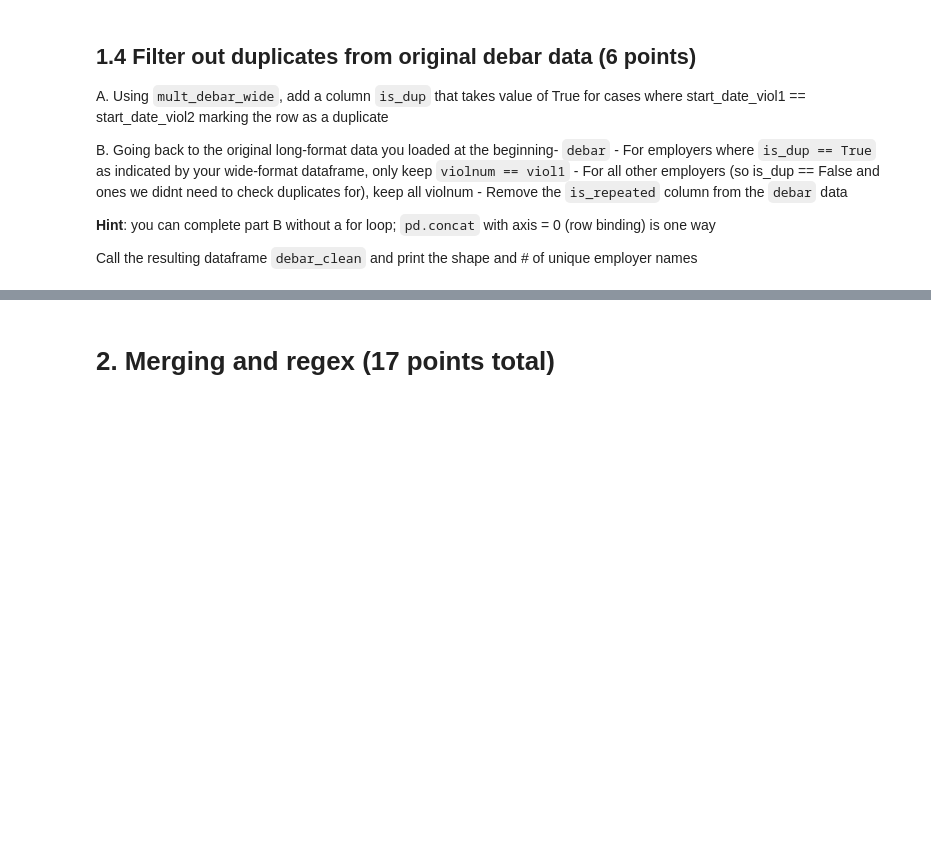
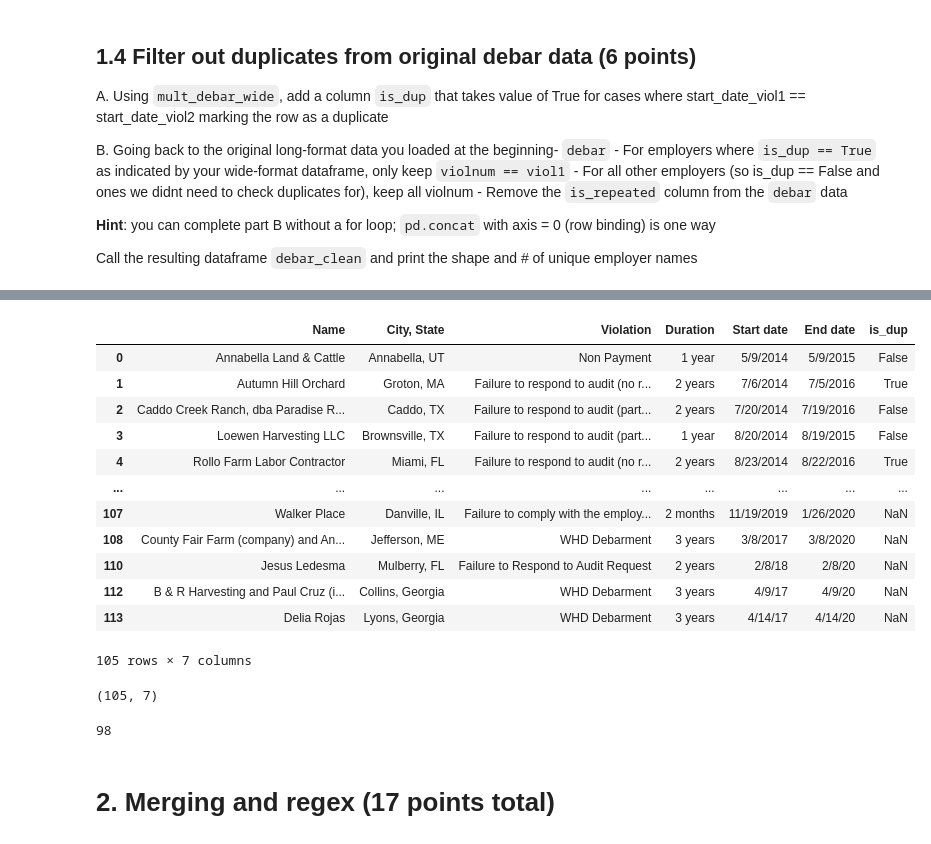
Before and after one commit to herbertfreeze/QSS20_S24, a Jupyter notebook: problemsets/pset2/pset2_blank.ipynb, the cells around one changed output, grey strips where cells are left out. Cells and saved outputs as stored; diff of their text form; code cells hidden in the pictures; blank space fills up the shorter version.

```diff
--- a/problemsets/pset2/pset2_blank.ipynb
+++ b/problemsets/pset2/pset2_blank.ipynb
@@ -121,0 +123,14 @@ mult_debar_wide =
+# %%
+# Count violations by employer
+mult_debar['violation_count'] = mult_debar.groupby(['Name', 'City, State']).cumcount() + 1
+
+#Reshape to wide
+mult_debar_wide = mult_debar.pivot_table(index=['Name', 'City, State'],
+                                         columns='violation_count',
+                                         values='Start date',
+                                         aggfunc='first').reset_index()
+#Rename columns
+mult_debar_wide.columns = ['Name', 'City, State', 'start_date_viol1', 'start_date_viol2']
+
+mult_debar_wide.head()
+mult_debar_wide.shape
@@ -136,0 +163,4 @@ Call the resulting dataframe `debar_clean` and print the shape and # of unique e
+# %%
+# Part A: Create is_dup indicator
+mult_debar_wide['is_dup'] = mult_debar_wide['start_date_viol1'] == mult_debar_wide['start_date_viol2']
+mult_debar_wide.head()
@@ -137,3 +174,33 @@ Call the resulting dataframe `debar_clean` and print the shape and # of unique e
+# %%
+# Part B
+# Merge to add is_dup to debar
+mult_debar_merged = mult_debar.merge(mult_debar_wide[['Name','City, State', 'is_dup']], on = ['Name', 'City, State'], how = 'left')
+
+# Find
+non_duplicates = mult_debar_merged[(mult_debar_merged['violation_count'] == 1) | (~mult_debar_merged['is_dup'])]
+
+non_mult = debar[~debar['is_repeated']]
+
+debar_clean = pd.concat([non_duplicates, non_mult], axis=0).drop(columns=['is_repeated', 'violation_count'])
+debar_clean
+debar_clean.shape
+debar_clean['Name'].nunique()
+# %% [output]
+|  | Name | City, State | Violation | Duration | Start date | End date | is_dup |
+| 0 | Annabella Land & Cattle | Annabella, UT | Non Payment | 1 year | 5/9/2014 | 5/9/2015 | False |
+| 1 | Autumn Hill Orchard | Groton, MA | Failure to respond to audit (no r... | 2 years | 7/6/2014 | 7/5/2016 | True |
+| 2 | Caddo Creek Ranch, dba Paradise R... | Caddo, TX | Failure to respond to audit (part... | 2 years | 7/20/2014 | 7/19/2016 | False |
+| 3 | Loewen Harvesting LLC | Brownsville, TX | Failure to respond to audit (part... | 1 year | 8/20/2014 | 8/19/2015 | False |
+| 4 | Rollo Farm Labor Contractor | Miami, FL | Failure to respond to audit (no r... | 2 years | 8/23/2014 | 8/22/2016 | True |
+| ... | ... | ... | ... | ... | ... | ... | ... |
+| 107 | Walker Place | Danville, IL | Failure to comply with the employ... | 2 months | 11/19/2019 | 1/26/2020 | NaN |
+| 108 | County Fair Farm (company) and An... | Jefferson, ME | WHD Debarment | 3 years | 3/8/2017 | 3/8/2020 | NaN |
+| 110 | Jesus Ledesma | Mulberry, FL | Failure to Respond to Audit Request | 2 years | 2/8/18 | 2/8/20 | NaN |
+| 112 | B & R Harvesting and Paul Cruz (i... | Collins, Georgia | WHD Debarment | 3 years | 4/9/17 | 4/9/20 | NaN |
+| 113 | Delia Rojas | Lyons, Georgia | WHD Debarment | 3 years | 4/14/17 | 4/14/20 | NaN |
+105 rows × 7 columns
+(105, 7)
+98
 # %% [markdown]
 # 2. Merging and regex (17 points total)
 # %% [markdown]
```
Also changed, not shown: parts of 28 cells of this notebook, 1 other file.
